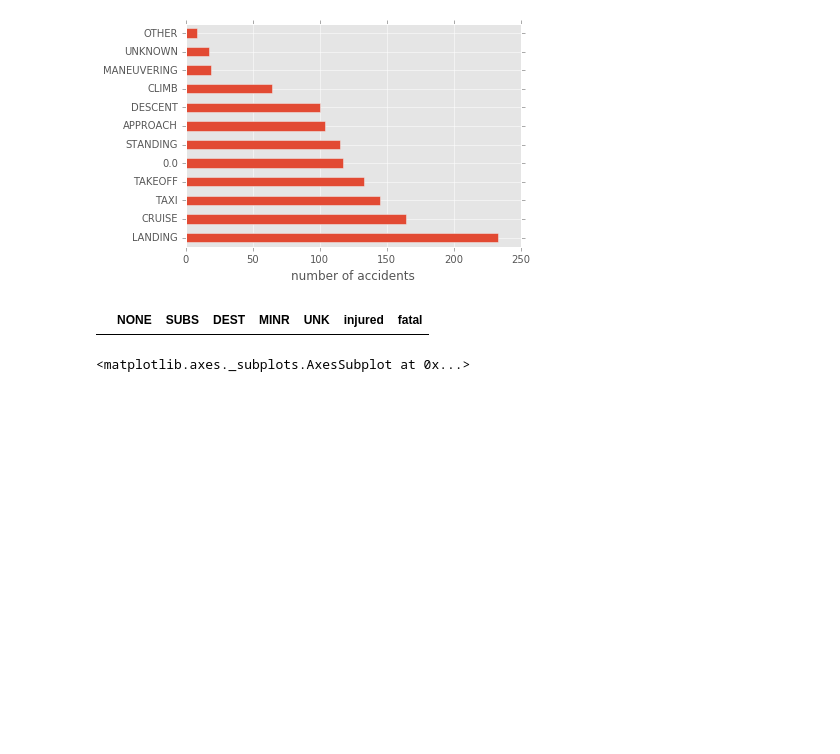
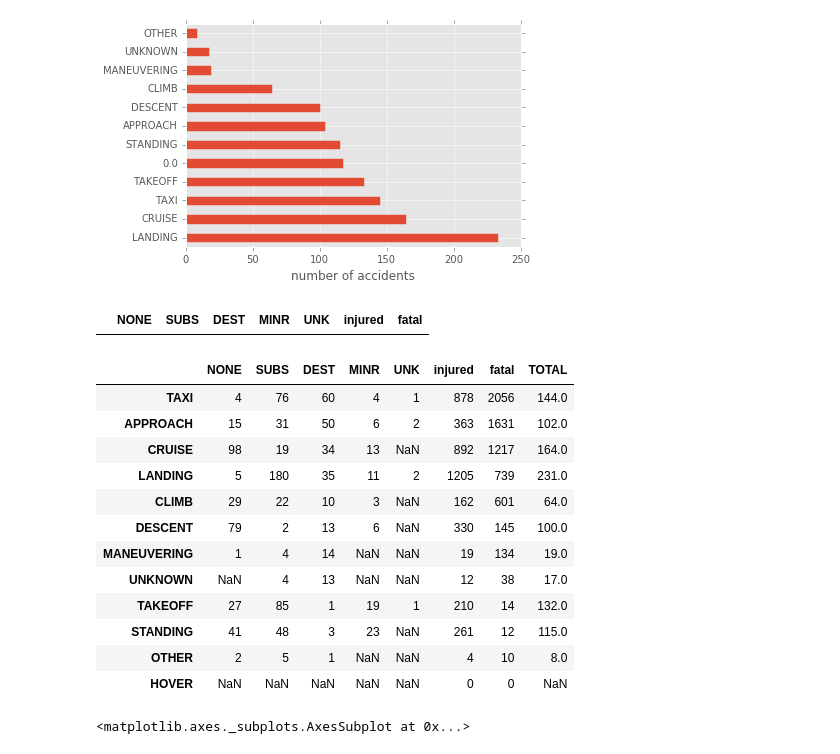
Before and after one commit to AeroPython/remove-before-flight, a Jupyter notebook: talk.ipynb, the cells around one changed output. Cells and saved outputs as stored; diff of their text form; code cells hidden in the pictures; blank space fills up the shorter version.

```diff
--- a/talk.ipynb
+++ b/talk.ipynb
@@ -623,6 +613,21 @@ for phase in phases_list:
         #print(gg['ev_id'].count())
 # %%
 phases.rename_axis(phases_dict, inplace=True)
+phases
+# %% [output]
+|  | NONE | SUBS | DEST | MINR | UNK | injured | fatal | TOTAL |
+| TAXI | 4 | 76 | 60 | 4 | 1 | 878 | 2056 | 144.0 |
+| APPROACH | 15 | 31 | 50 | 6 | 2 | 363 | 1631 | 102.0 |
+| CRUISE | 98 | 19 | 34 | 13 | NaN | 892 | 1217 | 164.0 |
+| LANDING | 5 | 180 | 35 | 11 | 2 | 1205 | 739 | 231.0 |
+| CLIMB | 29 | 22 | 10 | 3 | NaN | 162 | 601 | 64.0 |
+| DESCENT | 79 | 2 | 13 | 6 | NaN | 330 | 145 | 100.0 |
+| MANEUVERING | 1 | 4 | 14 | NaN | NaN | 19 | 134 | 19.0 |
+| UNKNOWN | NaN | 4 | 13 | NaN | NaN | 12 | 38 | 17.0 |
+| TAKEOFF | 27 | 85 | 1 | 19 | 1 | 210 | 14 | 132.0 |
+| STANDING | 41 | 48 | 3 | 23 | NaN | 261 | 12 | 115.0 |
+| OTHER | 2 | 5 | 1 | NaN | NaN | 4 | 10 | 8.0 |
+| HOVER | NaN | NaN | NaN | NaN | NaN | 0 | 0 | NaN |
 # %%
 phases['TOTAL'] = phases[['NONE', 'MINR', 'SUBS', 'DEST']].sum(axis=1)
 phases = phases.sort_values(by='TOTAL', ascending=False)
```
Also changed, not shown: parts of 59 cells of this notebook.
